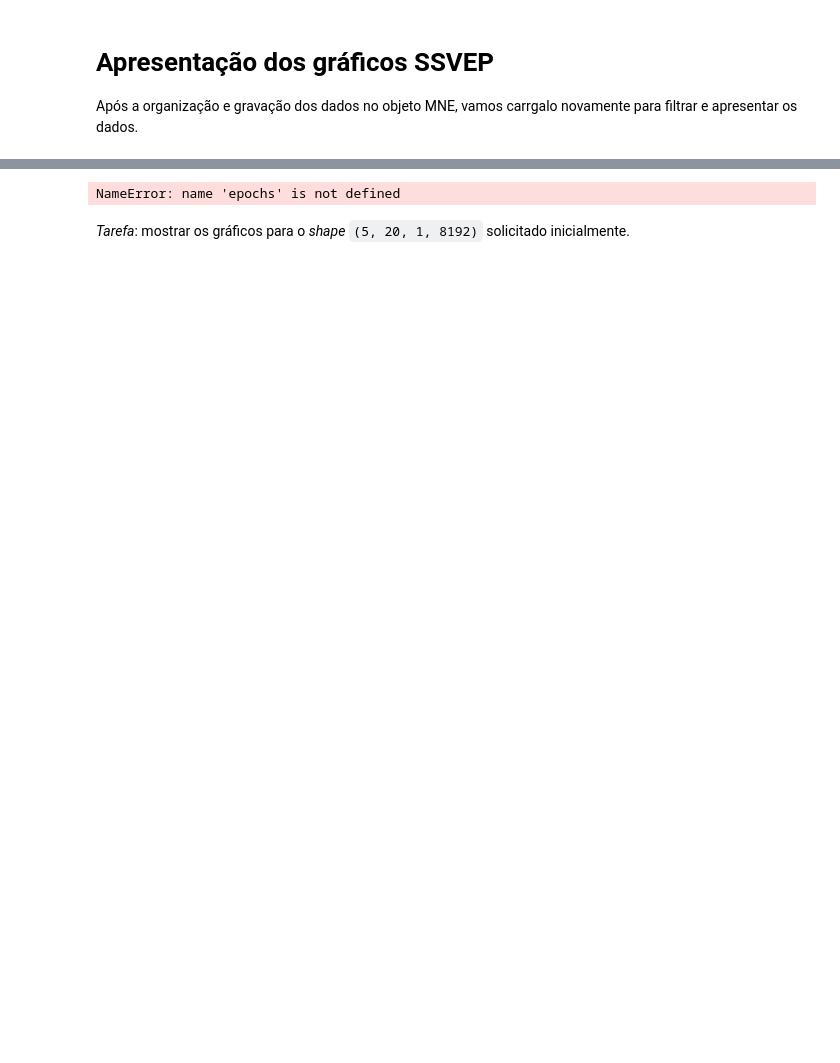
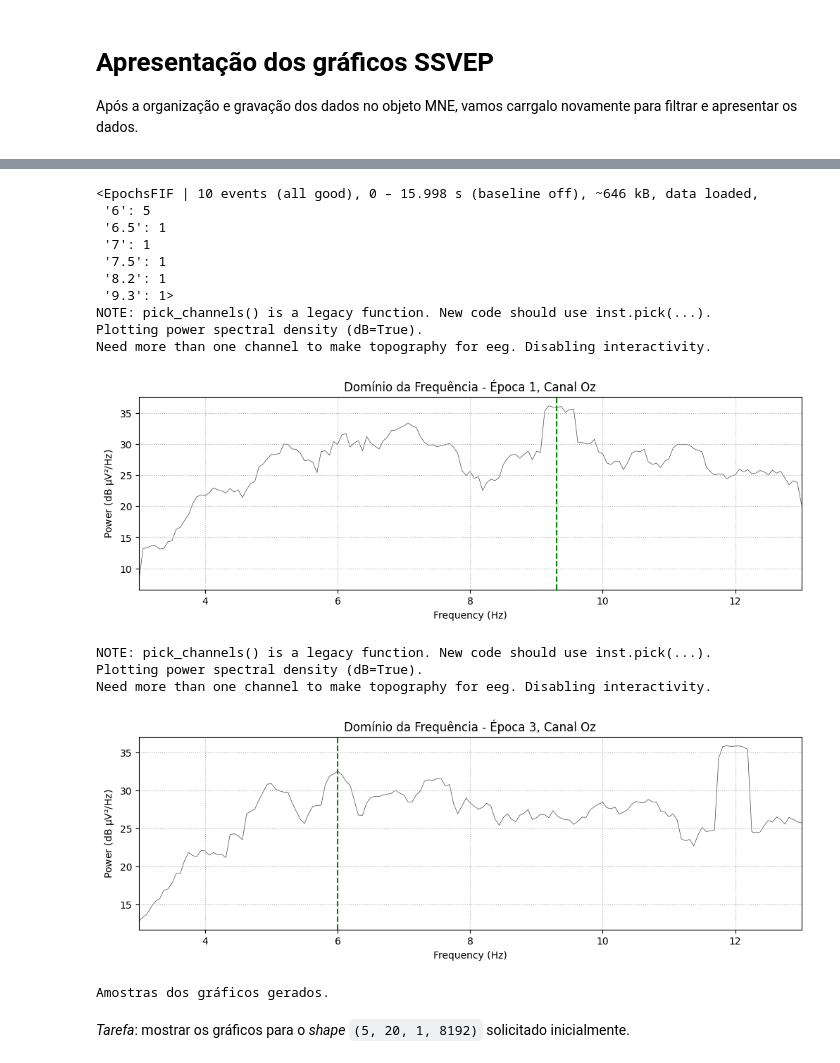
Before and after one commit to eduardamaganino/atvssvep, a Jupyter notebook: src/2 - graphs.ipynb, the cells around one changed output, grey strips where cells are left out. Cells and saved outputs as stored; diff of their text form; code cells hidden in the pictures; blank space fills up the shorter version.

```diff
--- a/src/2 - graphs.ipynb
+++ b/src/2 - graphs.ipynb
@@ -38,28 +44,43 @@ Designing a one-pass, zero-phase, non-causal bandpass filter:
 # %%
 # visualização dos dados
 print(epochs)
 
 import matplotlib.pyplot as plt
 
-# Selecionar uma amostra de épocas e canais para reduzir o número de gráficos
-sample_epochs = [0, 2]  # Escolher a 1ª e a 3ª época como exemplo (índices 0 e 2)
-sample_channels = [0, 10]  # Escolher o 1º e o 11º canal como exemplo (índices 0 e 10)
+amostra_epocas = [0, 2]
+amostra_canais = [0, 10]
 
-# Gerar gráficos de PSD para as amostras selecionadas
-for i in sample_epochs:
-    for ch_idx in sample_channels:  # Iterar sobre os canais selecionados
+max_canais = len(epochs.info['ch_names'])
+amostra_canais = [ch for ch in amostra_canais if ch < max_canais]
 
+for i in amostra_epocas:
+    for ch_idx in amostra_canais:
         view = epochs[i].pick_channels([epochs.info['ch_names'][ch_idx]]).compute_psd(method='multitaper', fmin=3, fmax=13, verbose=False)
 
         view.plot(show=False)
         plt.title(f'Domínio da Frequência - Época {i+1}, Canal {epochs.info["ch_names"][ch_idx]}')
-        event_value = float(list(epochs[i].event_id.keys())[0])  # Pegando o valor do evento para a época
+        event_value = float(list(epochs[i].event_id.keys())[0])
         plt.axvline(x=event_value, linestyle='--', color='green')
 
         plt.show()
 
 print("Amostras dos gráficos gerados.")
 # %% [output]
-NameError: name 'epochs' is not defined
+<EpochsFIF | 10 events (all good), 0 – 15.998 s (baseline off), ~646 kB, data loaded,
+ '6': 5
+ '6.5': 1
+ '7': 1
+ '7.5': 1
+ '8.2': 1
+ '9.3': 1>
+NOTE: pick_channels() is a legacy function. New code should use inst.pick(...).
+Plotting power spectral density (dB=True).
+Need more than one channel to make topography for eeg. Disabling interactivity.
+[figure, added]
+NOTE: pick_channels() is a legacy function. New code should use inst.pick(...).
+Plotting power spectral density (dB=True).
+Need more than one channel to make topography for eeg. Disabling interactivity.
+[figure, added]
+Amostras dos gráficos gerados.
 # %% [markdown]
 *Tarefa*: mostrar os gráficos para o _shape_ `(5, 20, 1, 8192)` solicitado inicialmente.
```
Also changed, not shown: parts of 2 cells of this notebook, 4 other files.
